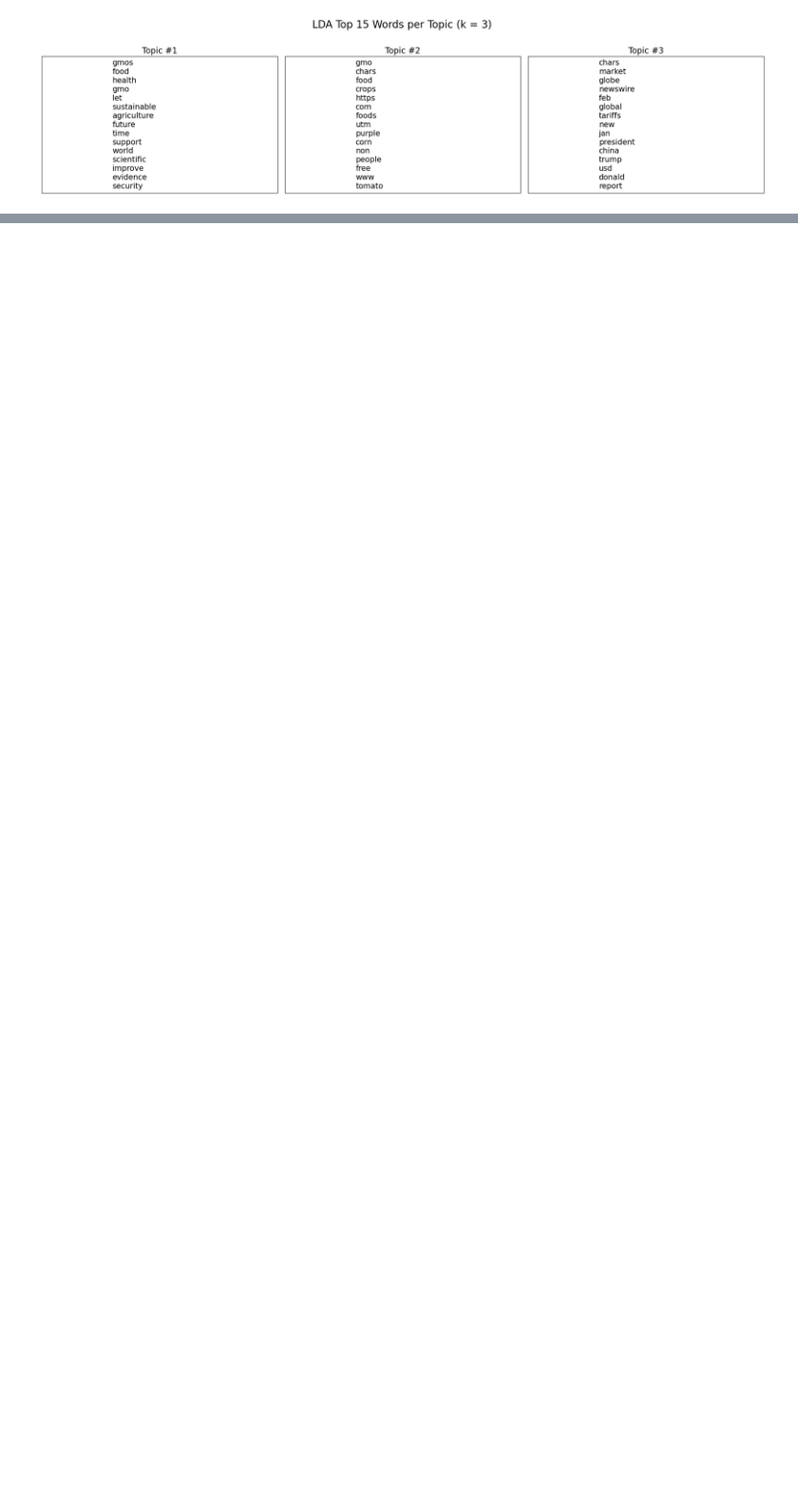
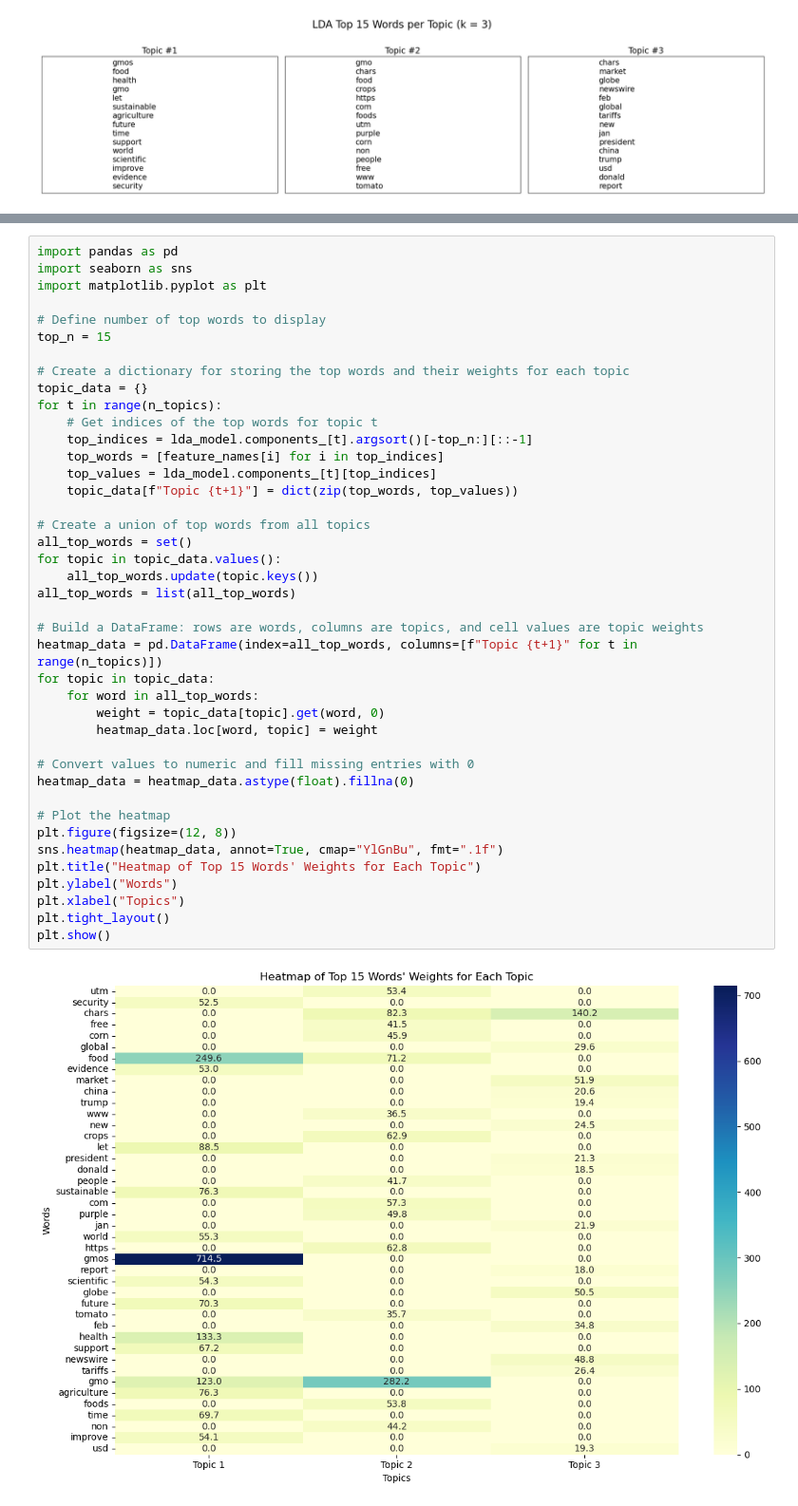
Before and after one commit to varun-crypto/Genetically-Modified-Organisms-A-Data-Driven-Analysis-of-Innovation-and-Controversy, a Jupyter notebook: code/lda.ipynb, the cells around one changed output, grey strips where cells are left out. Shown: that part at 95% size. Cells and saved outputs as stored; diff of their text form; blank space fills up the shorter version.

```diff
--- a/code/lda.ipynb
+++ b/code/lda.ipynb
@@ -81,0 +107,43 @@ plt.show()
+# %%
+import pandas as pd
+import seaborn as sns
+import matplotlib.pyplot as plt
+
+# Define number of top words to display
+top_n = 15
+
+# Create a dictionary for storing the top words and their weights for each topic
+topic_data = {}
+for t in range(n_topics):
+    # Get indices of the top words for topic t
+    top_indices = lda_model.components_[t].argsort()[-top_n:][::-1]
+    top_words = [feature_names[i] for i in top_indices]
+    top_values = lda_model.components_[t][top_indices]
+    topic_data[f"Topic {t+1}"] = dict(zip(top_words, top_values))
+
+# Create a union of top words from all topics
+all_top_words = set()
+for topic in topic_data.values():
+    all_top_words.update(topic.keys())
+all_top_words = list(all_top_words)
+
+# Build a DataFrame: rows are words, columns are topics, and cell values are topic weights
+heatmap_data = pd.DataFrame(index=all_top_words, columns=[f"Topic {t+1}" for t in range(n_topics)])
+for topic in topic_data:
+    for word in all_top_words:
+        weight = topic_data[topic].get(word, 0)
+        heatmap_data.loc[word, topic] = weight
+
+# Convert values to numeric and fill missing entries with 0
+heatmap_data = heatmap_data.astype(float).fillna(0)
+
+# Plot the heatmap
+plt.figure(figsize=(12, 8))
+sns.heatmap(heatmap_data, annot=True, cmap="YlGnBu", fmt=".1f")
+plt.title("Heatmap of Top 15 Words' Weights for Each Topic")
+plt.ylabel("Words")
+plt.xlabel("Topics")
+plt.tight_layout()
+plt.show()
+# %% [output]
+[figure, added]
```
Also changed, not shown: parts of 2 cells of this notebook.
